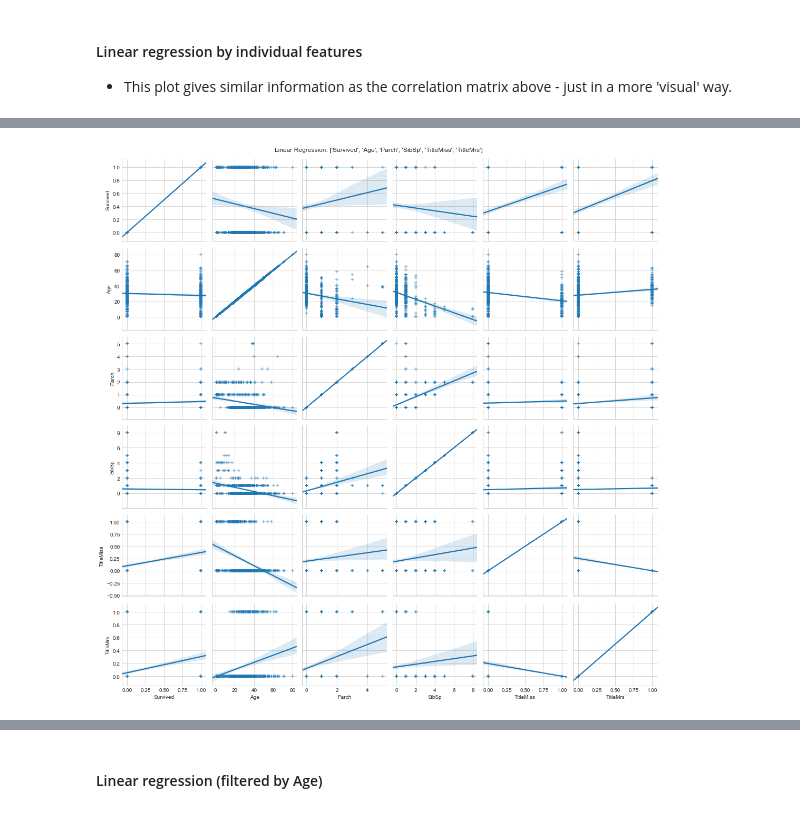
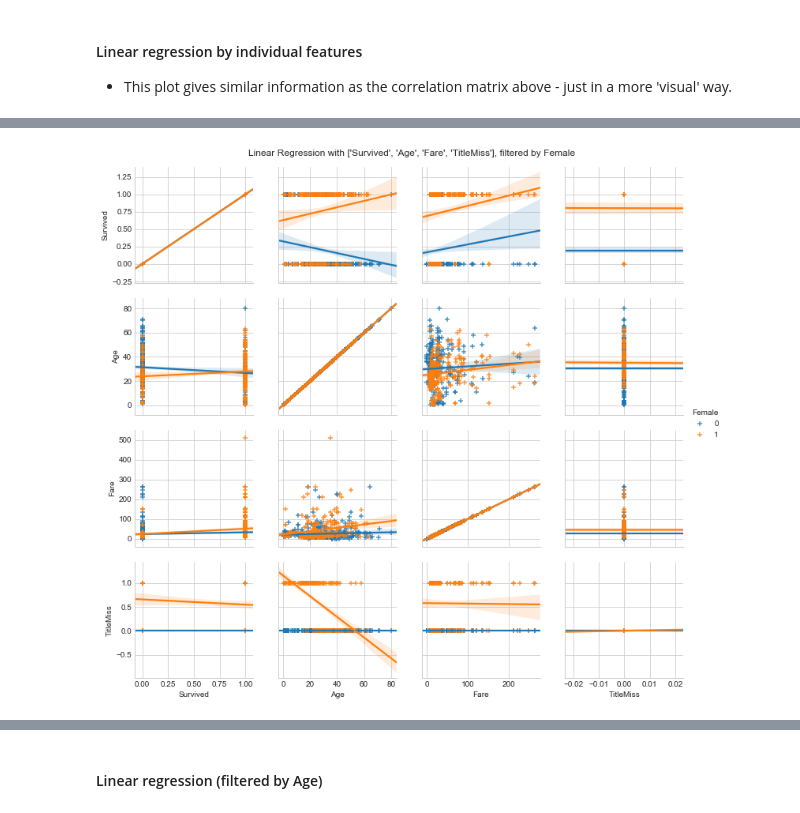
Before and after one commit to mysterious-ben/Titanic, a Jupyter notebook: run/data_analysis.ipynb, the cells around one changed output, grey strips where cells are left out. Drawn from its saved outputs; the diff is of its cells as text; code cells hidden in the pictures.

Commit message:
Updated run_model.ipynb (plots, data pipeline v. 7) Added performance summary in summary.ipynb

```diff
--- a/run/data_analysis.ipynb
+++ b/run/data_analysis.ipynb
@@ -401,9 +412,9 @@ g.fig.subplots_adjust(top=0.96)
 # %%
-v = ['Survived','Age','Parch','SibSp','TitleMiss', 'TitleMrs']
-g = sns.PairGrid(dataC, vars=v)
-g = g.map(sns.regplot, logistic=False, marker="+", scatter_kws= {'alpha': 0.5})
-plt.tight_layout()
-g.fig.suptitle('Linear Regression: {}'.format(v))
-g.fig.subplots_adjust(top=0.96)
+v = ['Survived', 'Age', 'Fare', 'TitleMiss']
+g = sns.PairGrid(dataC, vars=v, hue='Female')
+g = g.map(sns.regplot, lowess=False, marker="+").add_legend()
+g.fig.set_size_inches(11, 10)
+g.fig.suptitle('Linear Regression with {}, filtered by Female'.format(v))
+g.fig.subplots_adjust(top=0.95)
 # %% [output]
-[figure, old version]
+[figure, new version]
```
Also changed, not shown: parts of 24 cells of this notebook, 13 other files.
